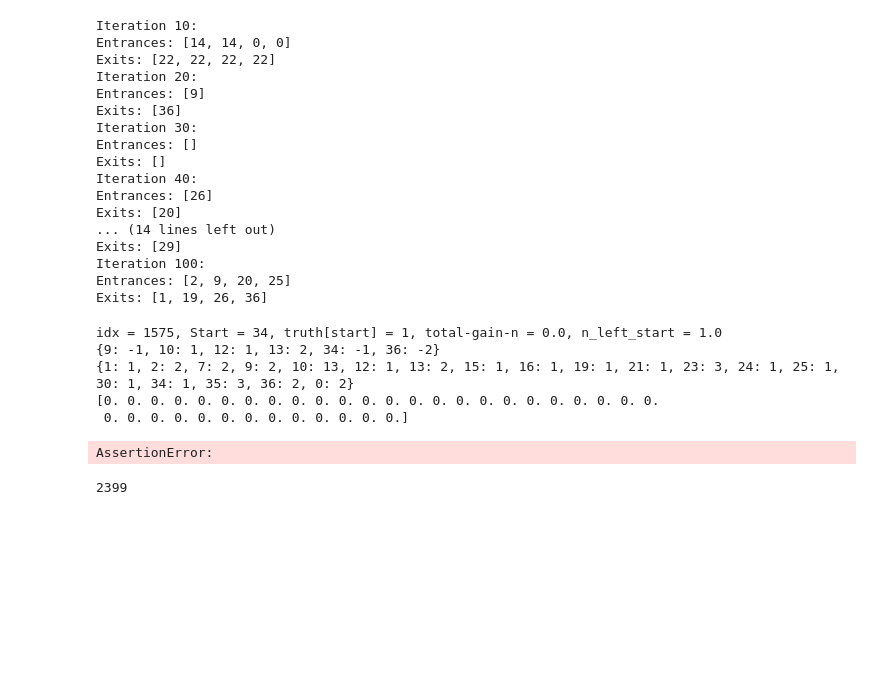
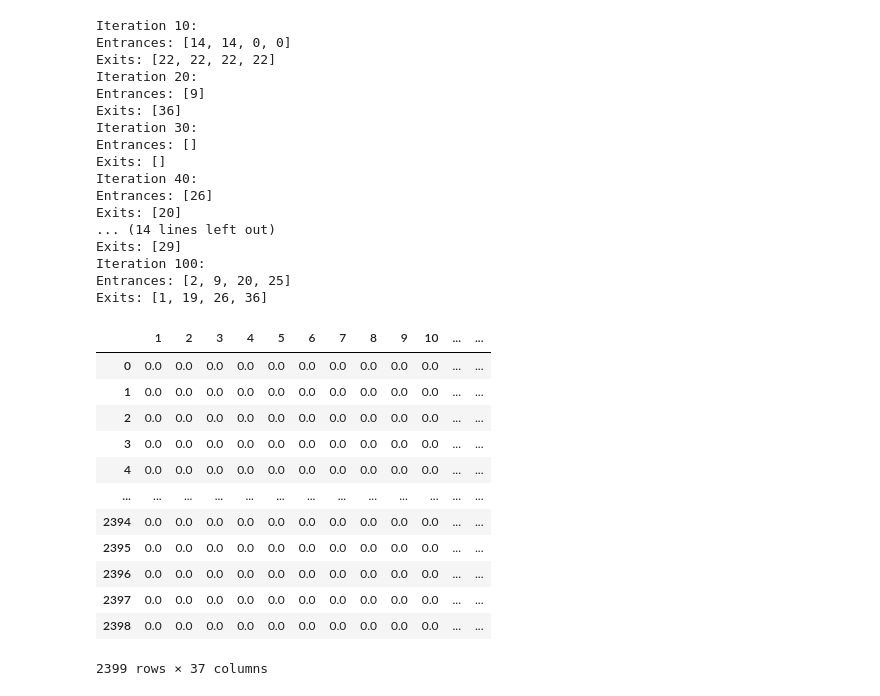
Before and after one commit to SacredPineapple/COMP9418-Assignment2, a Jupyter notebook: eda/transitions_btwn_rooms.ipynb, the cells around one changed output. Drawn from its saved outputs; the diff is of its cells as text; code cells hidden in the pictures; blank space fills up the shorter version.

```diff
--- a/eda/transitions_btwn_rooms.ipynb
+++ b/eda/transitions_btwn_rooms.ipynb
@@ -150,6 +150,22 @@ Exits: [29]
 Iteration 100:
 Entrances: [2, 9, 20, 25]
 Exits: [1, 19, 26, 36]
+# %%
+deltas1
+# %% [output]
+|  | 1 | 2 | 3 | 4 | 5 | 6 | 7 | 8 | 9 | 10 | ... | ... |
+| 0 | 0.0 | 0.0 | 0.0 | 0.0 | 0.0 | 0.0 | 0.0 | 0.0 | 0.0 | 0.0 | ... | ... |
+| 1 | 0.0 | 0.0 | 0.0 | 0.0 | 0.0 | 0.0 | 0.0 | 0.0 | 0.0 | 0.0 | ... | ... |
+| 2 | 0.0 | 0.0 | 0.0 | 0.0 | 0.0 | 0.0 | 0.0 | 0.0 | 0.0 | 0.0 | ... | ... |
+| 3 | 0.0 | 0.0 | 0.0 | 0.0 | 0.0 | 0.0 | 0.0 | 0.0 | 0.0 | 0.0 | ... | ... |
+| 4 | 0.0 | 0.0 | 0.0 | 0.0 | 0.0 | 0.0 | 0.0 | 0.0 | 0.0 | 0.0 | ... | ... |
+| ... | ... | ... | ... | ... | ... | ... | ... | ... | ... | ... | ... | ... |
+| 2394 | 0.0 | 0.0 | 0.0 | 0.0 | 0.0 | 0.0 | 0.0 | 0.0 | 0.0 | 0.0 | ... | ... |
+| 2395 | 0.0 | 0.0 | 0.0 | 0.0 | 0.0 | 0.0 | 0.0 | 0.0 | 0.0 | 0.0 | ... | ... |
+| 2396 | 0.0 | 0.0 | 0.0 | 0.0 | 0.0 | 0.0 | 0.0 | 0.0 | 0.0 | 0.0 | ... | ... |
+| 2397 | 0.0 | 0.0 | 0.0 | 0.0 | 0.0 | 0.0 | 0.0 | 0.0 | 0.0 | 0.0 | ... | ... |
+| 2398 | 0.0 | 0.0 | 0.0 | 0.0 | 0.0 | 0.0 | 0.0 | 0.0 | 0.0 | 0.0 | ... | ... |
+2399 rows × 37 columns
 # %%
 m = np.zeros((37, 37, len(deltas1)))
 
@@ -167,44 +183,43 @@ neighboursDict = {
     0: [14, 22, 24, 35],
     1: [2, 3, 12],
     2: [1, 3, 12, 36],
-    3: [1, 2, 12, 14, 16, 35, 36],
+    3: [1, 2, 7, 12, 14, 16, 35, 36],
     4: [5, 6, 14],
     5: [4, 6],
     6: [4, 5, 14, 22, 27, 35],
-    7: [8, 9, 10, 11, 12, 13, 15, 16, 17, 18, 35, 36],
+    7: [3, 8, 9, 10, 11, 12, 13, 15, 16, 17, 18, 28, 35, 36],
     8: [7, 9, 10, 11, 12, 13, 15, 16, 17, 18, 36],
-    9: [7, 8, 10, 11, 12, 13, 15, 16, 17, 18, 32, 36],
+    9: [7, 8, 10, 11, 12, 13, 15, 16, 17, 18, 32, 35, 36],
     10: [7, 8, 9, 11, 12, 13, 15, 16, 17, 18, 27, 35, 36],
     11: [3, 7, 8, 9, 10, 12, 13, 15, 16, 17, 18, 26, 35, 36],
     12: [1, 2, 3, 7, 8, 9, 10, 11, 13, 14, 15, 16, 17, 18, 35, 36],
     13: [3, 7, 8, 9, 10, 11, 12, 14, 15, 16, 17, 18, 34, 35, 36],
-    14: [0, 3, 4, 6, 12, 22, 24, 27, 28, 32, 35, 36, 13],
+    14: [0, 3, 4, 6, 12, 16, 22, 24, 27, 28, 32, 35, 36, 13],
     15: [7, 8, 9, 10, 11, 12, 13, 16, 17, 18, 36],
-    16: [3, 7, 8, 9, 10, 11, 12, 13, 15, 17, 18, 35, 36],
+    16: [3, 7, 8, 9, 10, 11, 12, 13, 14, 15, 17, 18, 27, 35, 36],
     17: [3, 7, 8, 9, 10, 11, 12, 13, 15, 16, 18, 35, 36],
     18: [3, 7, 8, 9, 10, 11, 12, 13, 14, 15, 16, 17, 35, 36],
     19: [20, 23, 26, 27],
-    20: [19, 23, 25, 26, 27, 29, 30, 35],
+    20: [19, 23, 25, 26, 27, 29, 30, 34, 35],
     21: [26, 27, 32, 35, 36],
     22: [0, 6, 14, 24, 28, 35, 36],
     23: [19, 20, 26, 27, 30],
     24: [14, 22, 27, 28, 34, 35, 0],
     25: [20, 26, 27, 29, 30, 32],
     26: [11, 19, 20, 21, 23, 25, 27, 28, 29, 30, 32, 35, 36],
-    27: [6, 10, 14, 20, 21, 23, 24, 25, 26, 28, 30, 31, 32, 35, 36],
-    28: [14, 22, 24, 26, 27, 33, 34, 35, 36],
+    27: [6, 10, 14, 16, 20, 21, 23, 24, 25, 26, 28, 30, 31, 32, 35, 36],
+    28: [7, 14, 22, 24, 26, 27, 33, 34, 35, 36],
     29: [20, 25, 26, 30],
     30: [20, 23, 25, 26, 27, 29, 32],
     31: [27, 32],
     32: [9, 14, 21, 25, 26, 27, 30, 31, 35],
     33: [28, 34],
-    34: [13, 24, 28, 33, 35, 36],
-    35: [0, 3, 6, 7, 11, 12, 13, 14, 16, 17, 18, 20, 21, 22, 24, 26, 27, 28, 32, 34, 36],
+    34: [13, 20, 24, 28, 33, 35, 36],
+    35: [0, 3, 6, 7, 9, 11, 12, 13, 14, 16, 17, 18, 20, 21, 22, 24, 26, 27, 28, 32, 34, 36],
     36: [2, 3, 7, 8, 9, 10, 11, 12, 13, 14, 15, 16, 17, 18, 21, 22, 26, 27, 28, 34, 35],
 }
 
 for idx, delta in deltas1.iterrows():
-    # print(idx)
     truth = truth1.iloc[idx]
 
     # moves = {K:int(V) for K, V in dict(deltas1.iloc[idx]).items() if V != 0}
@@ -249,15 +264,3 @@ for idx, delta in deltas1.iterrows():
 # t_m = np.zeros((37, 37))
 # for start, end in zip(range(37), range(37)):
 #     t_m[start][end] = np.mean(m[start, end], axis=2)
-# %% [output]
-idx = 1575, Start = 34, truth[start] = 1, total-gain-n = 0.0, n_left_start = 1.0
-{9: -1, 10: 1, 12: 1, 13: 2, 34: -1, 36: -2}
-{1: 1, 2: 2, 7: 2, 9: 2, 10: 13, 12: 1, 13: 2, 15: 1, 16: 1, 19: 1, 21: 1, 23: 3, 24: 1, 25: 1, 30: 1, 34: 1, 35: 3, 36: 2, 0: 2}
-[0. 0. 0. 0. 0. 0. 0. 0. 0. 0. 0. 0. 0. 0. 0. 0. 0. 0. 0. 0. 0. 0. 0. 0.
- 0. 0. 0. 0. 0. 0. 0. 0. 0. 0. 0. 0. 0.]
-AssertionError:
-# %%
-
-len(deltas1)
-# %% [output]
-2399
```
Also changed, not shown: parts of 6 cells of this notebook, 3 other files.
